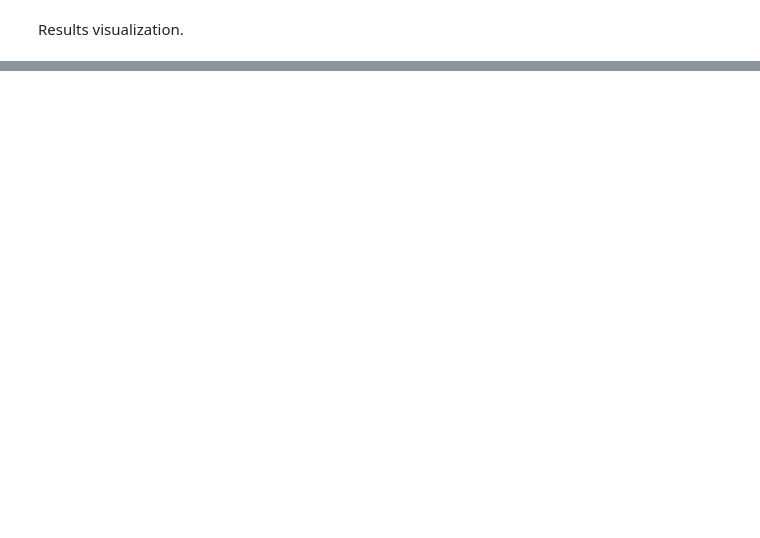
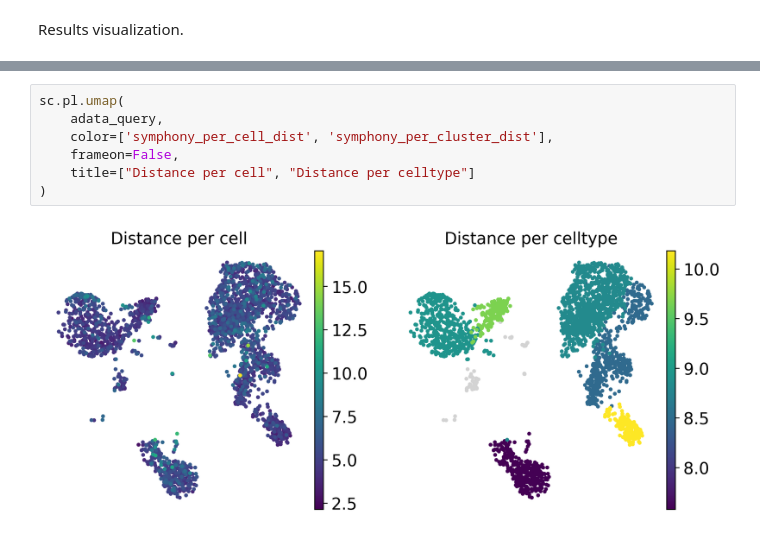
Before and after one commit to potulabe/symphonypy, a Jupyter notebook: notebooks/Symphonypy_precomputed.ipynb, the cells around one changed output, grey strips where cells are left out. Drawn from its saved outputs; the diff is of its cells as text; blank space fills up the shorter version.

```diff
--- a/notebooks/Symphonypy_precomputed.ipynb
+++ b/notebooks/Symphonypy_precomputed.ipynb
@@ -116,0 +128,9 @@ sc.pl.dotplot(
+# %%
+sc.pl.umap(
+    adata_query,
+    color=['symphony_per_cell_dist', 'symphony_per_cluster_dist'],
+    frameon=False,
+    title=["Distance per cell", "Distance per celltype"]
+)
+# %% [output]
+[figure, added]
```
Also changed, not shown: parts of 4 cells of this notebook, 1 other file.
